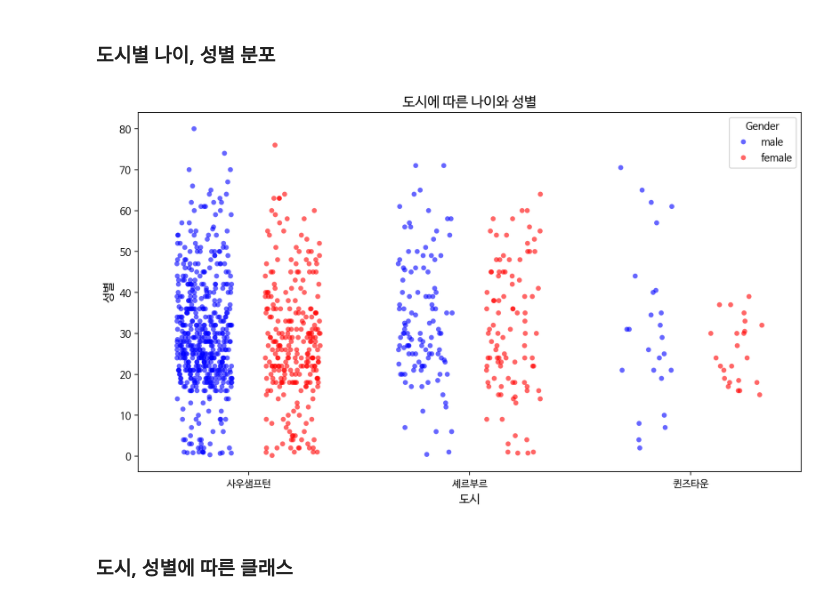
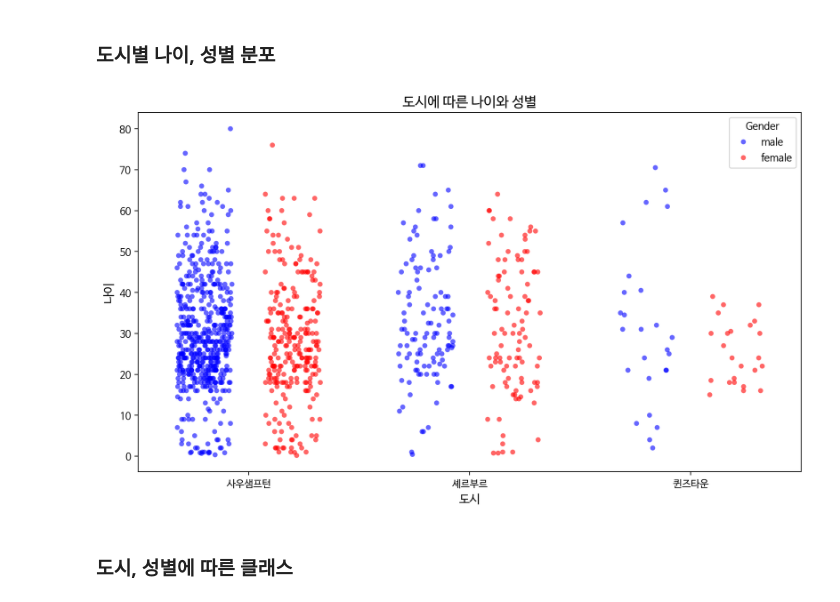
Before and after one commit to sjunc/2025-1-BigData-Team, a Jupyter notebook: analysis/박성준_타이타닉.ipynb, the cells around one changed output. Cells and saved outputs as stored; diff of their text form; code cells hidden in the pictures.

```diff
--- a/analysis/박성준_타이타닉.ipynb
+++ b/analysis/박성준_타이타닉.ipynb
@@ -60,35 +60,35 @@ df['City'] = df['Embarked'].map({'C': '셰르부르', 'Q': '퀸즈타운', 'S':
 
 # X축 도시 순서 고정
 city_order = ['사우샘프턴', '셰르부르', '퀸즈타운']
 df['City'] = pd.Categorical(df['City'], categories=city_order, ordered=True)
 
 # 색상 설정
 custom_palette = {'male': 'blue', 'female': 'red'}
 
 # 그래프 크기 설정
 plt.figure(figsize=(10, 6))
 
 # 시각화
 sns.stripplot(
     data=df,
     x='City',
     y='Age',
     hue='Sex',
     dodge=True,
     jitter=0.25,
     alpha=0.6,
     palette=custom_palette
 )
 
 # 축, 제목 설정
 plt.title('도시에 따른 나이와 성별', fontsize=14)
 plt.xlabel('도시', fontsize=12)
-plt.ylabel('성별', fontsize=12)
+plt.ylabel('나이', fontsize=12)
 plt.legend(title='Gender', loc='upper right')
 plt.tight_layout()
 plt.show()
 # %% [output]
-[figure, old version]
+[figure, new version]
 # %%
 # - 사우샘프턴: 전체적으로 분포 넓음 → 근로자층 다수
 # - 셰르부르: 전체 수에 비해 30 ~ 50대 여성 비중이 상대적으로 높음
```
